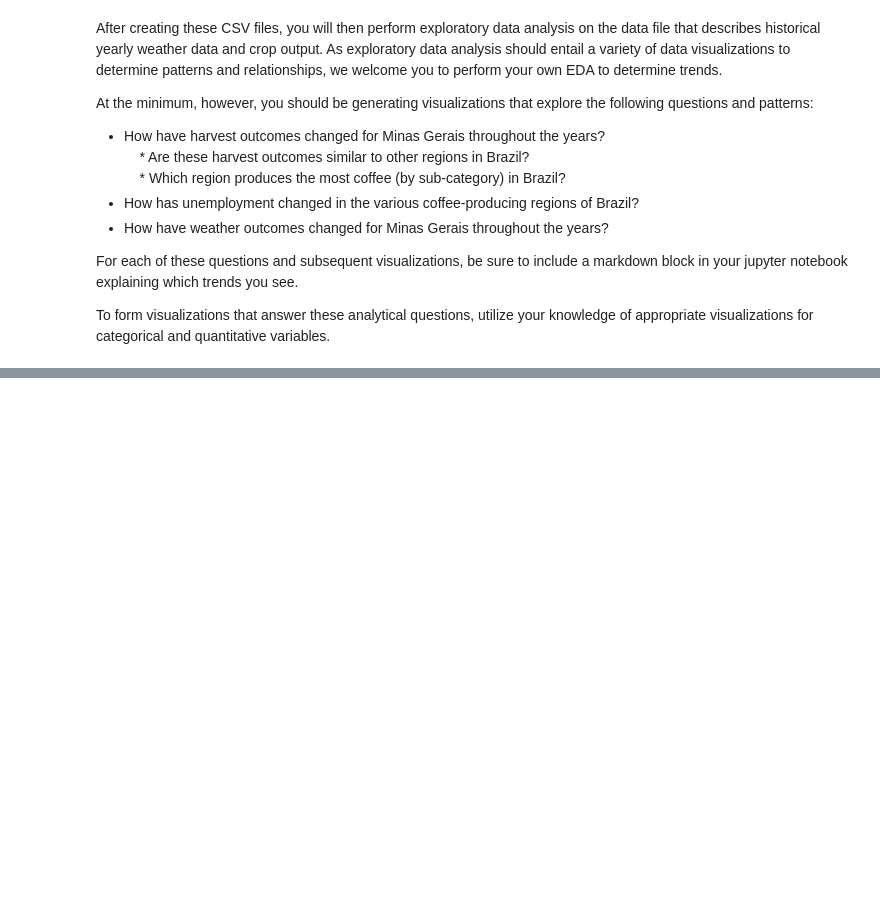
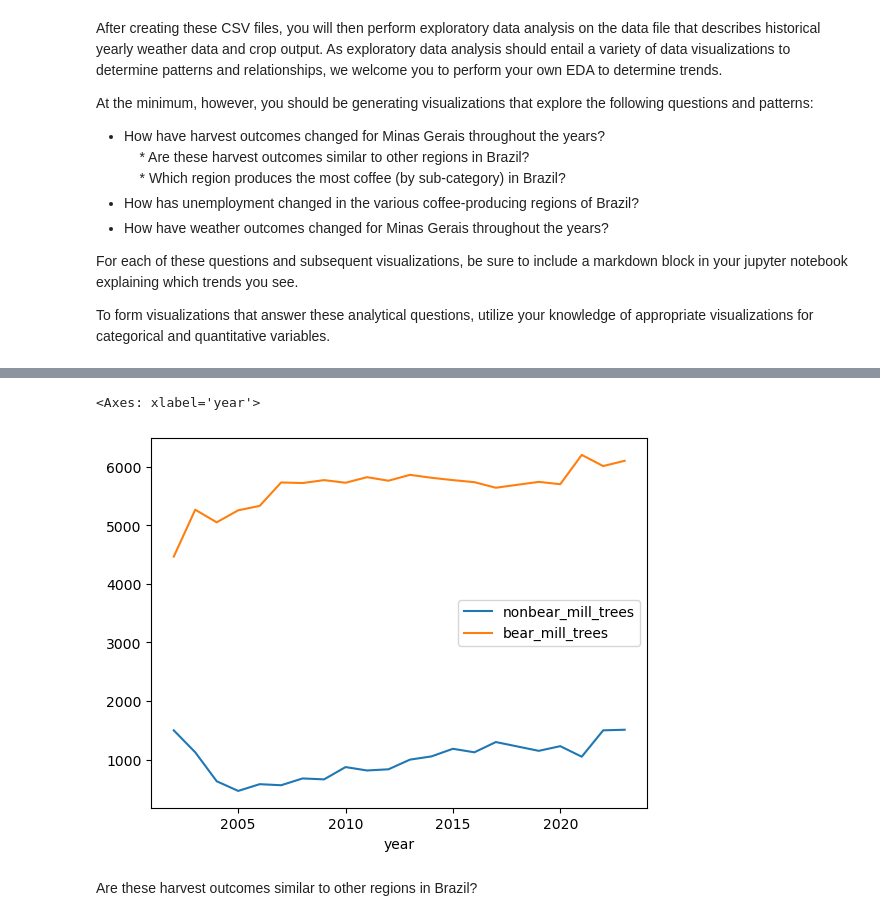
Before and after one commit to khadazhaia/projects, a Jupyter notebook: weather_api/notebooks/explore_weather.ipynb, the cells around one changed output, grey strips where cells are left out. Saved outputs shown, nothing was run; the diff lists cells and outputs as text; code cells hidden in the pictures; blank space fills up the shorter version.

```diff
--- a/weather_api/notebooks/explore_weather.ipynb
+++ b/weather_api/notebooks/explore_weather.ipynb
@@ -52,0 +65,10 @@ br_df
+# %%
+mg_harvest = br_df[br_df["subdivision"] == "Minas Gerais"]
+
+mg_harvest = mg_harvest.iloc[:, [0, 1, 3, 4]]
+
+mg_harvest.set_index("year", inplace=True)
+
+mg_harvest = mg_harvest.dropna()
+
+mg_harvest
@@ -52,0 +94,7 @@ br_df
+# %%
+mg_harvest.plot.line()
+# %% [output]
+<Axes: xlabel='year'>
+[figure, added]
+# %% [markdown]
+ Are these harvest outcomes similar to other regions in Brazil?
```
Also changed, not shown: parts of 9 cells of this notebook, 3 other files.
